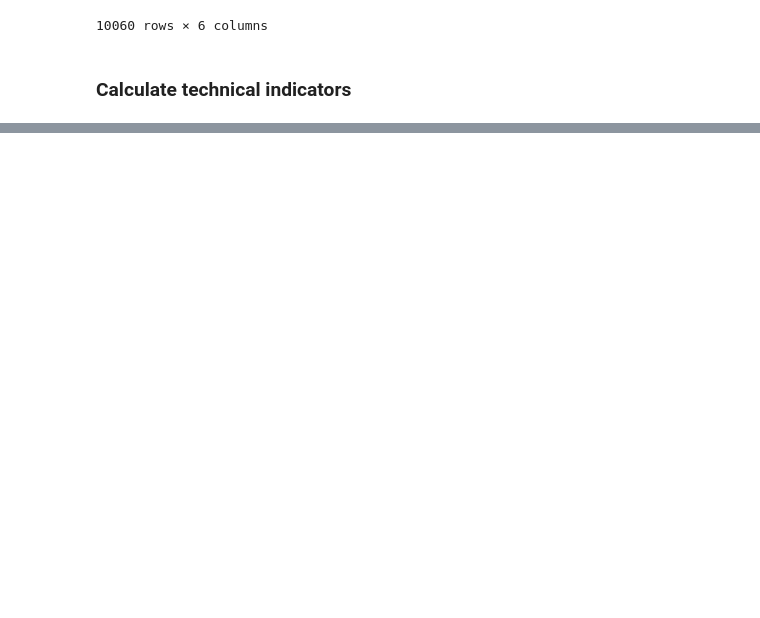
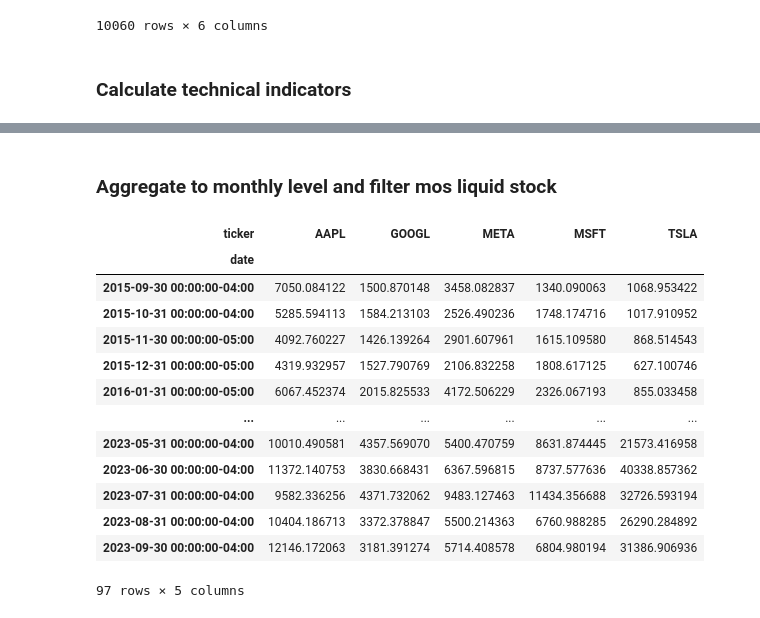
Before and after one commit to mayer19/AlgoritmitTradingCourse, a Jupyter notebook: AlgoTradingTechnique.ipynb, the cells around one changed output, grey strips where cells are left out. Saved outputs shown, nothing was run; the diff lists cells and outputs as text; code cells hidden in the pictures; blank space fills up the shorter version.

```diff
--- a/AlgoTradingTechnique.ipynb
+++ b/AlgoTradingTechnique.ipynb
@@ -136,0 +147,19 @@ df
+# %% [markdown]
+### Aggregate to monthly level and filter mos liquid stock
+# %%
+df.unstack('ticker')['dollar_volume'].resample('M').mean() #agregate by month
+# %% [output]
+| ticker | AAPL | GOOGL | META | MSFT | TSLA |
+| date |  |  |  |  |  |
+| 2015-09-30 00:00:00-04:00 | 7050.084122 | 1500.870148 | 3458.082837 | 1340.090063 | 1068.953422 |
+| 2015-10-31 00:00:00-04:00 | 5285.594113 | 1584.213103 | 2526.490236 | 1748.174716 | 1017.910952 |
+| 2015-11-30 00:00:00-05:00 | 4092.760227 | 1426.139264 | 2901.607961 | 1615.109580 | 868.514543 |
+| 2015-12-31 00:00:00-05:00 | 4319.932957 | 1527.790769 | 2106.832258 | 1808.617125 | 627.100746 |
+| 2016-01-31 00:00:00-05:00 | 6067.452374 | 2015.825533 | 4172.506229 | 2326.067193 | 855.033458 |
+| ... | ... | ... | ... | ... | ... |
+| 2023-05-31 00:00:00-04:00 | 10010.490581 | 4357.569070 | 5400.470759 | 8631.874445 | 21573.416958 |
+| 2023-06-30 00:00:00-04:00 | 11372.140753 | 3830.668431 | 6367.596815 | 8737.577636 | 40338.857362 |
+| 2023-07-31 00:00:00-04:00 | 9582.336256 | 4371.732062 | 9483.127463 | 11434.356688 | 32726.593194 |
+| 2023-08-31 00:00:00-04:00 | 10404.186713 | 3372.378847 | 5500.214363 | 6760.988285 | 26290.284892 |
+| 2023-09-30 00:00:00-04:00 | 12146.172063 | 3181.391274 | 5714.408578 | 6804.980194 | 31386.906936 |
+97 rows × 5 columns
```
Also changed, not shown: parts of 6 cells of this notebook.
